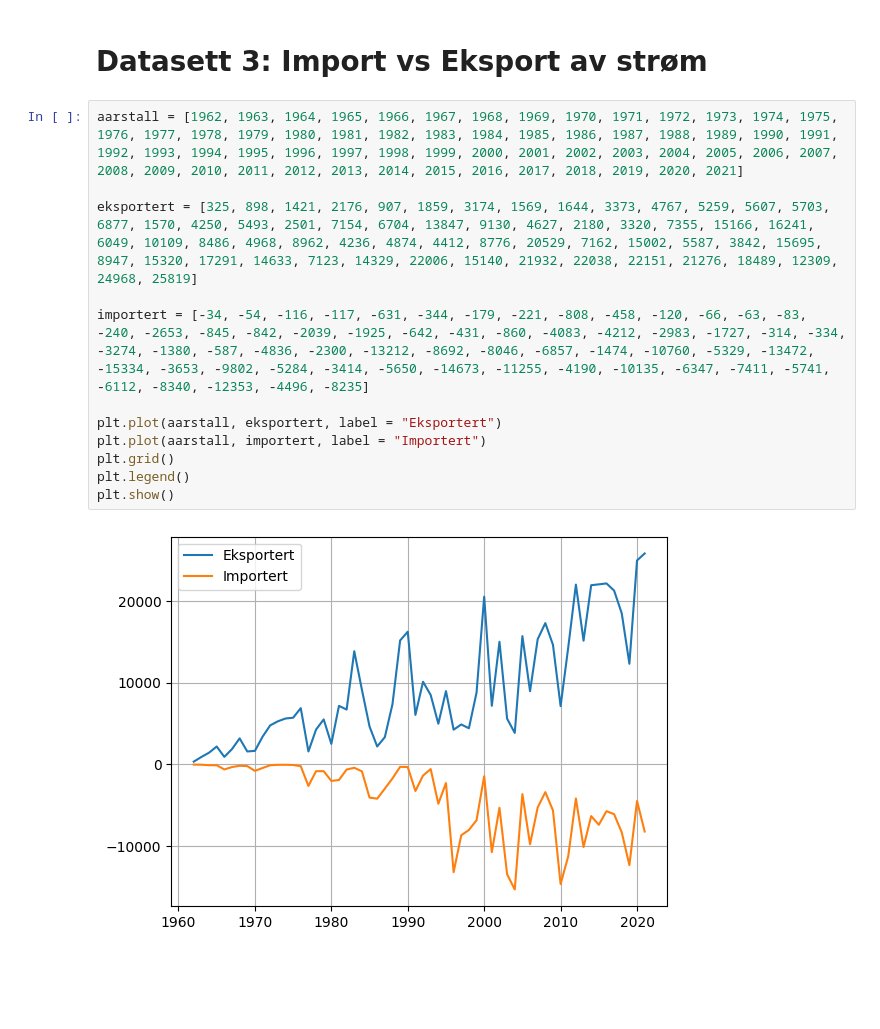
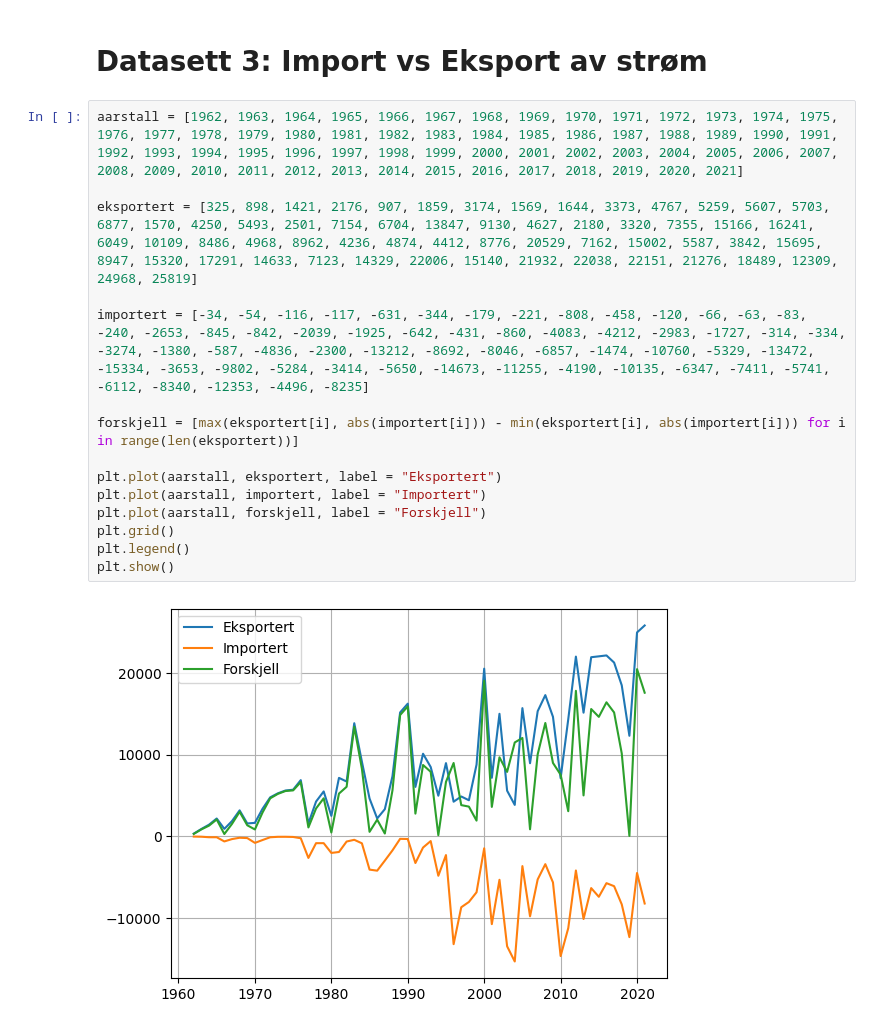
Before and after one commit to Fantomet06/IT2, a Jupyter notebook: 3/3A/oppgave1.ipynb, the cells around one changed output. Saved outputs shown, nothing was run; the diff lists cells and outputs as text; blank space fills up the shorter version.

```diff
--- a/3/3A/oppgave1.ipynb
+++ b/3/3A/oppgave1.ipynb
@@ -45,14 +45,17 @@ plt.show()
 # %%
 aarstall = [1962, 1963, 1964, 1965, 1966, 1967, 1968, 1969, 1970, 1971, 1972, 1973, 1974, 1975, 1976, 1977, 1978, 1979, 1980, 1981, 1982, 1983, 1984, 1985, 1986, 1987, 1988, 1989, 1990, 1991, 1992, 1993, 1994, 1995, 1996, 1997, 1998, 1999, 2000, 2001, 2002, 2003, 2004, 2005, 2006, 2007, 2008, 2009, 2010, 2011, 2012, 2013, 2014, 2015, 2016, 2017, 2018, 2019, 2020, 2021]
 
 eksportert = [325, 898, 1421, 2176, 907, 1859, 3174, 1569, 1644, 3373, 4767, 5259, 5607, 5703, 6877, 1570, 4250, 5493, 2501, 7154, 6704, 13847, 9130, 4627, 2180, 3320, 7355, 15166, 16241, 6049, 10109, 8486, 4968, 8962, 4236, 4874, 4412, 8776, 20529, 7162, 15002, 5587, 3842, 15695, 8947, 15320, 17291, 14633, 7123, 14329, 22006, 15140, 21932, 22038, 22151, 21276, 18489, 12309, 24968, 25819]
 
 importert = [-34, -54, -116, -117, -631, -344, -179, -221, -808, -458, -120, -66, -63, -83, -240, -2653, -845, -842, -2039, -1925, -642, -431, -860, -4083, -4212, -2983, -1727, -314, -334, -3274, -1380, -587, -4836, -2300, -13212, -8692, -8046, -6857, -1474, -10760, -5329, -13472, -15334, -3653, -9802, -5284, -3414, -5650, -14673, -11255, -4190, -10135, -6347, -7411, -5741, -6112, -8340, -12353, -4496, -8235]
 
+forskjell = [max(eksportert[i], abs(importert[i])) - min(eksportert[i], abs(importert[i])) for i in range(len(eksportert))]
+
 plt.plot(aarstall, eksportert, label = "Eksportert")
 plt.plot(aarstall, importert, label = "Importert")
+plt.plot(aarstall, forskjell, label = "Forskjell")
 plt.grid()
 plt.legend()
 plt.show()
 # %% [output]
-[figure, old version]
+[figure, new version]
```
Also changed, not shown: 4 other files.
